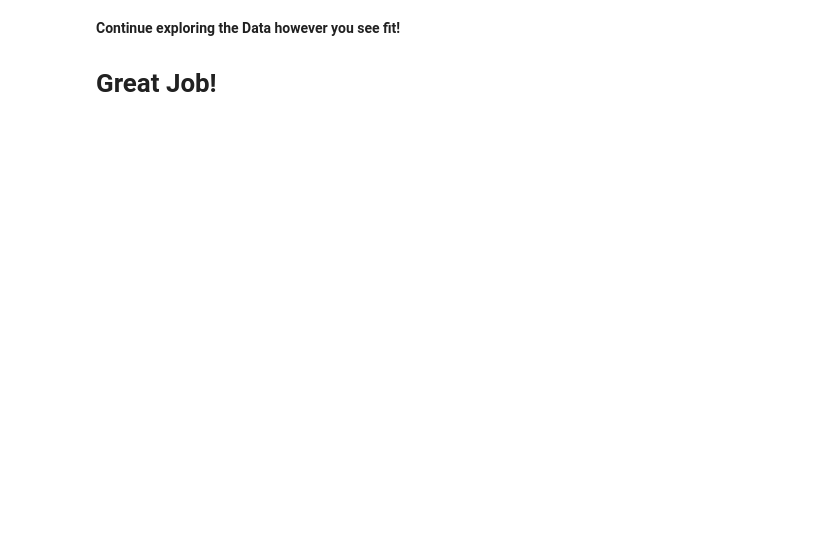
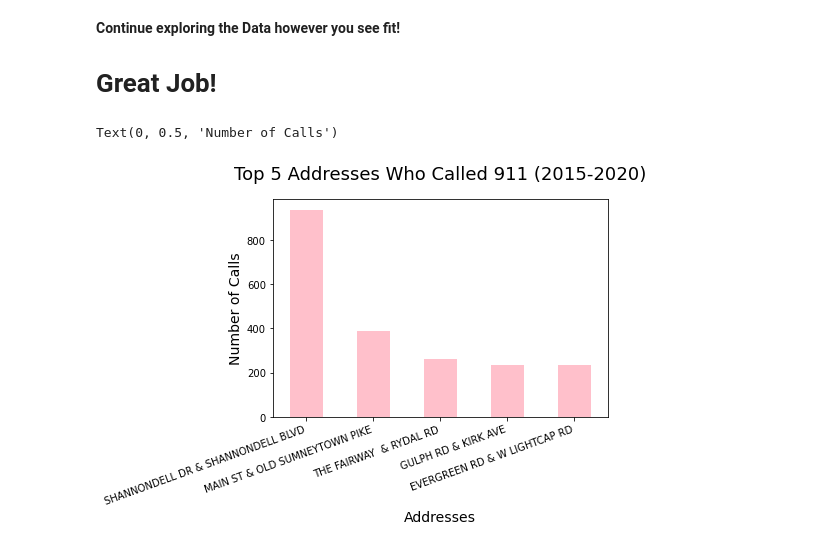
Before and after one commit to myamwalker/Project-2, a Jupyter notebook: 01-911 Calls Data Capstone Project.ipynb, the cells around one changed output. Drawn from its saved outputs; the diff is of its cells as text; code cells hidden in the pictures; blank space fills up the shorter version.

```diff
--- a/01-911 Calls Data Capstone Project.ipynb
+++ b/01-911 Calls Data Capstone Project.ipynb
@@ -315,0 +320,14 @@ sns.clustermap(month_df)
+# %%
+top_address = df['addr'].value_counts()
+top_5_address = top_address.head()
+top_5_address.plot(kind = 'bar', color='pink')
+plt.plot()
+
+figsize=(20,15)
+plt.xticks(rotation = 20, ha='right')
+plt.title("Top 5 Addresses Who Called 911 (2015-2020)", pad=20, fontsize=18)
+plt.xlabel("Addresses", fontsize=14)
+plt.ylabel("Number of Calls", fontsize=14)
+# %% [output]
+Text(0, 0.5, 'Number of Calls')
+[figure, added]
```
Also changed, not shown: parts of 4 cells of this notebook.
